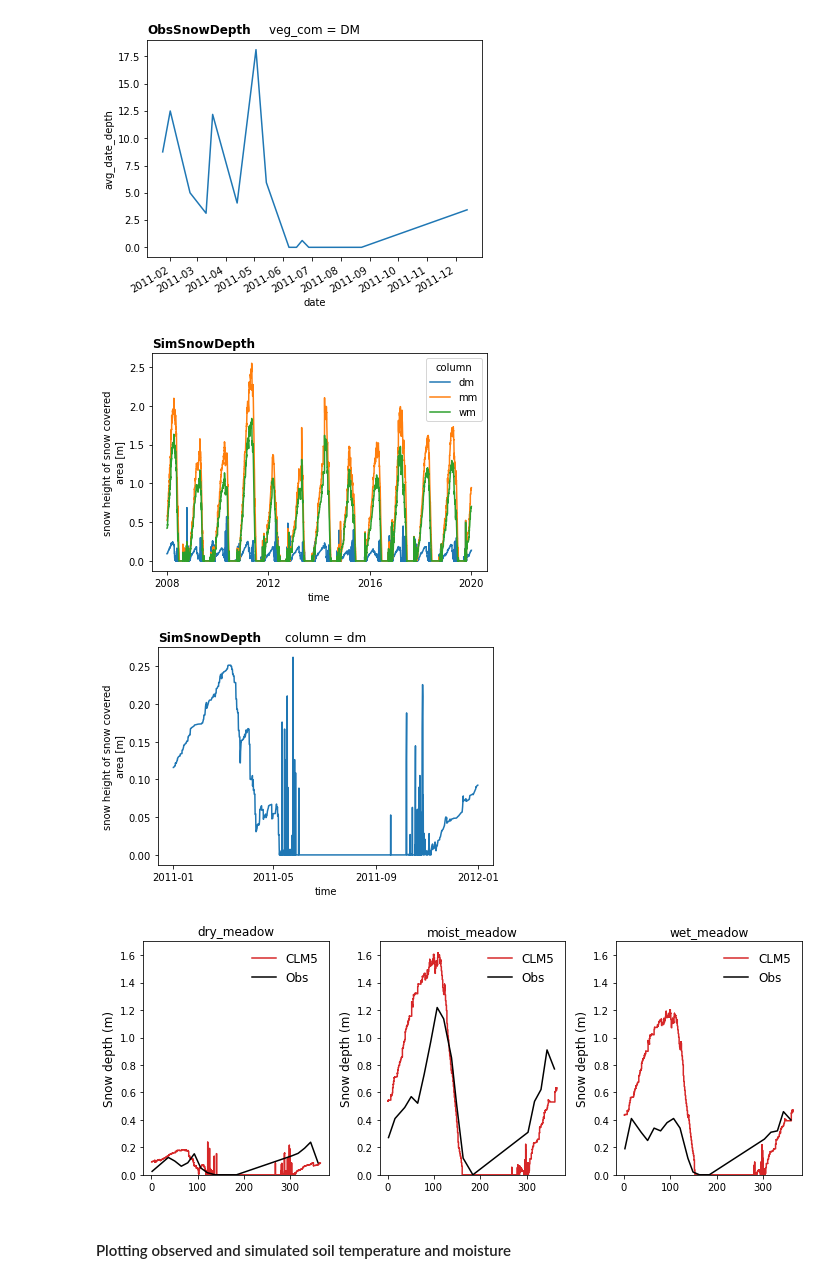
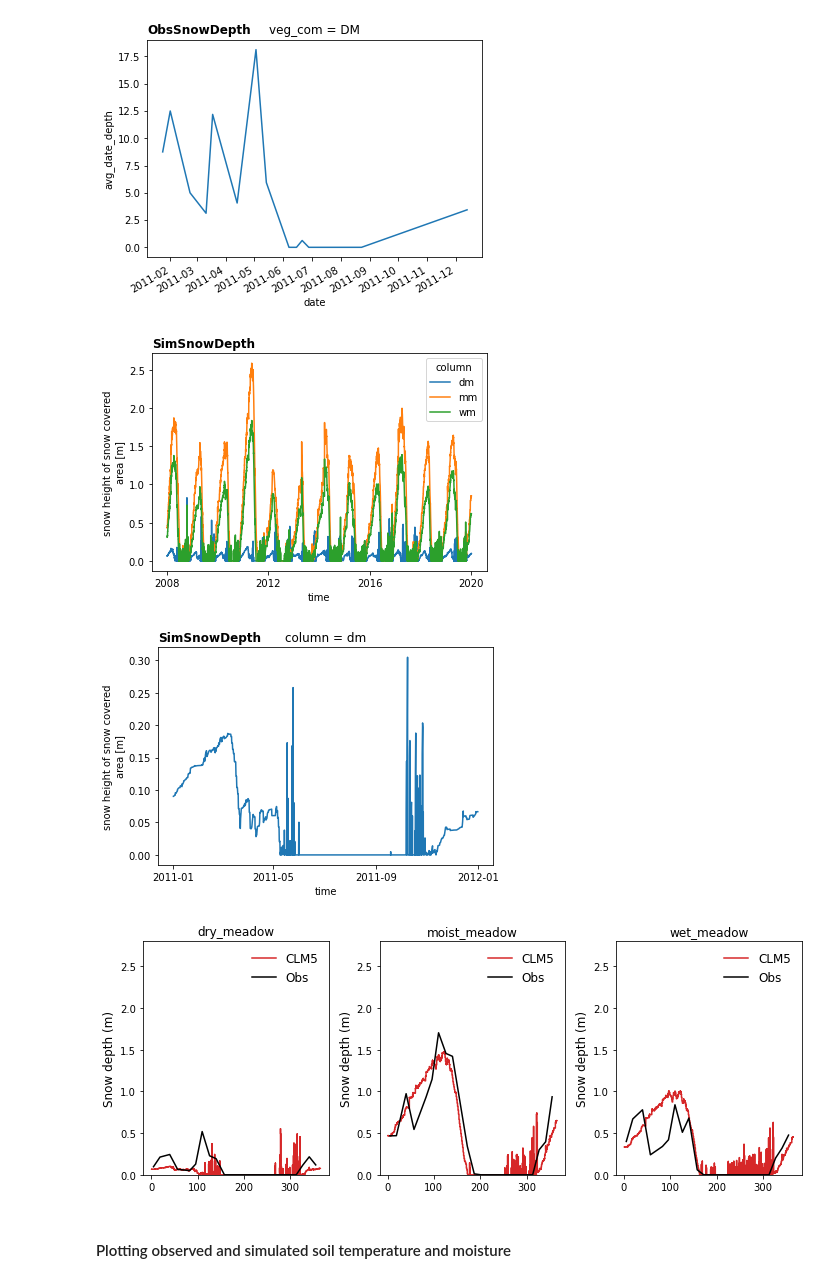
Before and after one commit to katyarjay/NWT_CLM, a Jupyter notebook: notebooks/hh_plots/plotNWT_hillslope_simple.ipynb, the cells around one changed output. Drawn from its saved outputs; the diff is of its cells as text; code cells hidden in the pictures.

```diff
--- a/notebooks/hh_plots/plotNWT_hillslope_simple.ipynb
+++ b/notebooks/hh_plots/plotNWT_hillslope_simple.ipynb
@@ -71,8 +75,8 @@ Tab(children=(HTML(value='<div class="jp-RenderedHTMLCommon jp-RenderedHTML jp-m
 # H1 files dimensioned time x column or time x pft
 site  = ['DM','MM']
 longSite  =  ['dry meadow','moist meadow']#'dry_meadow'
-#case  =  ['NEON_NIWO_hh_test']
-case  =  ['NEON_NIWO_3col_dm01_newSoil_trans','NEON_NIWO_3col_mm01_newSoil_trans']
+#case  =  ['NEON_NIWO_dm_shrub1']
+case  =  ['NEON_NIWO_3col_dm01f','NEON_NIWO_3col_mm02h']
 rollHour = -12
 years = range(2008,2020)
 nmon  = 12
@@ -257,40 +273,39 @@ plt.title('ObsSnowDepth', loc='left', fontsize='large', fontweight='bold');
 ds.SNOW_DEPTH.plot(hue='column') ;
 plt.title('SimSnowDepth', loc='left', fontsize='large', fontweight='bold');
 # %% [output]
-[figure, old version]
+[figure, new version]
 # %%
 # Focus in on a specific year and veg community
 ds.sel(column='dm').where(ds['time.year']==2011).SNOW_DEPTH.plot() ;
 plt.title('SimSnowDepth', loc='left', fontsize='large', fontweight='bold');
 # %% [output]
-[figure, old version]
+[figure, new version]
 # %%
 # Plot observed and simulated snow depth together for all 3 communities for a given year
 
-plotYear =  2018
+plotYear =  2016
 
 fig, axs = plt.subplots(1, len(ds.column), figsize=(10,4))
 
 for i in range(len(ds.column)):
     x = ds['time.dayofyear'].where(ds['time.year']==plotYear)
     x2 = dsSNO['date.dayofyear'].where(dsSNO['date.year']==plotYear)
 
     y = ds.isel(column=i).where(ds['time.year']==plotYear).SNOW_DEPTH
     y2 = dsSNO.isel(veg_com=i).where(dsSNO['date.year']==plotYear).avg_date_depth/100
 
     axs[i].plot(x, y, color='tab:red')
     axs[i].plot(x2, y2, color='k')
 
-    axs[i].set_ylim([0, 1.7])
+    axs[i].set_ylim([0, 2.8])
     axs[i].set_ylabel('Snow depth (m)', fontsize='large')
     axs[i].set_title(fullVeg[i])
 
     axs[i].legend(('CLM5','Obs'), frameon=False,fontsize='large')
 
 fig.tight_layout()
-plt.show()
 # %% [output]
-[figure, old version]
+[figure, new version]
 # %% [markdown]
 #### Plotting observed and simulated soil temperature and moisture
 # %%
```
Also changed, not shown: parts of 20 cells of this notebook, 3 other files.
